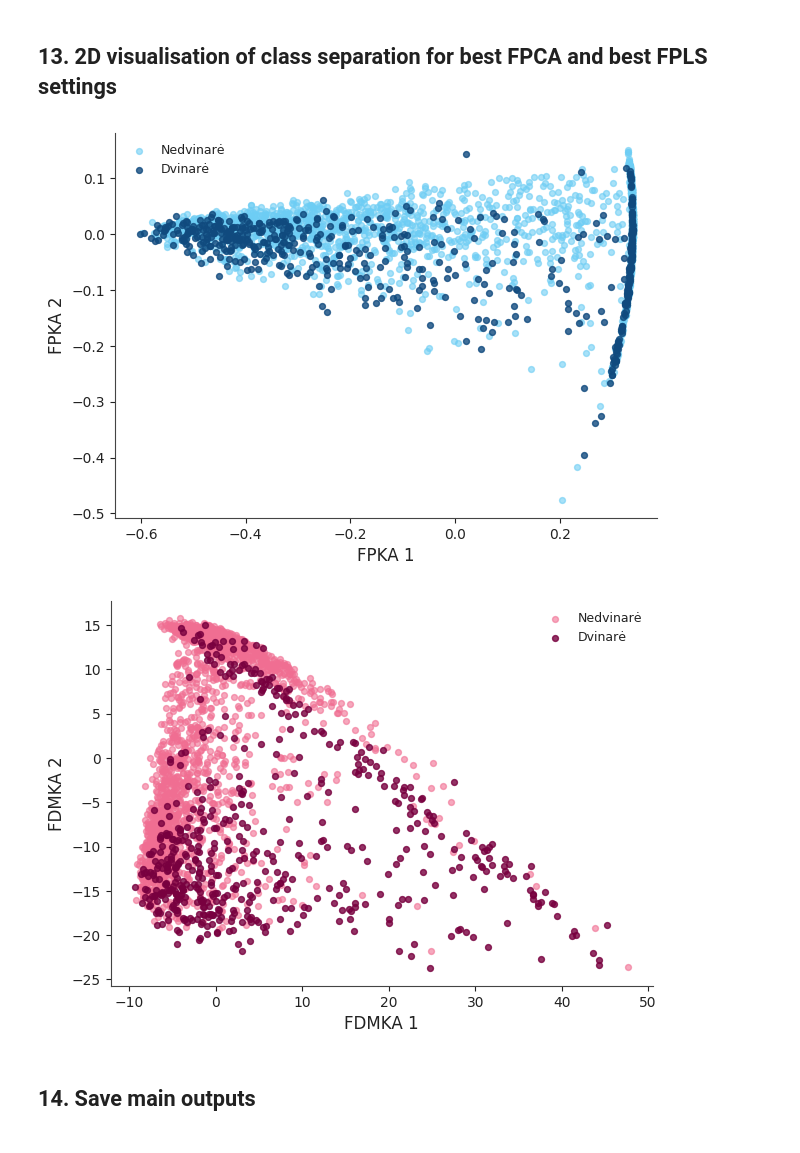
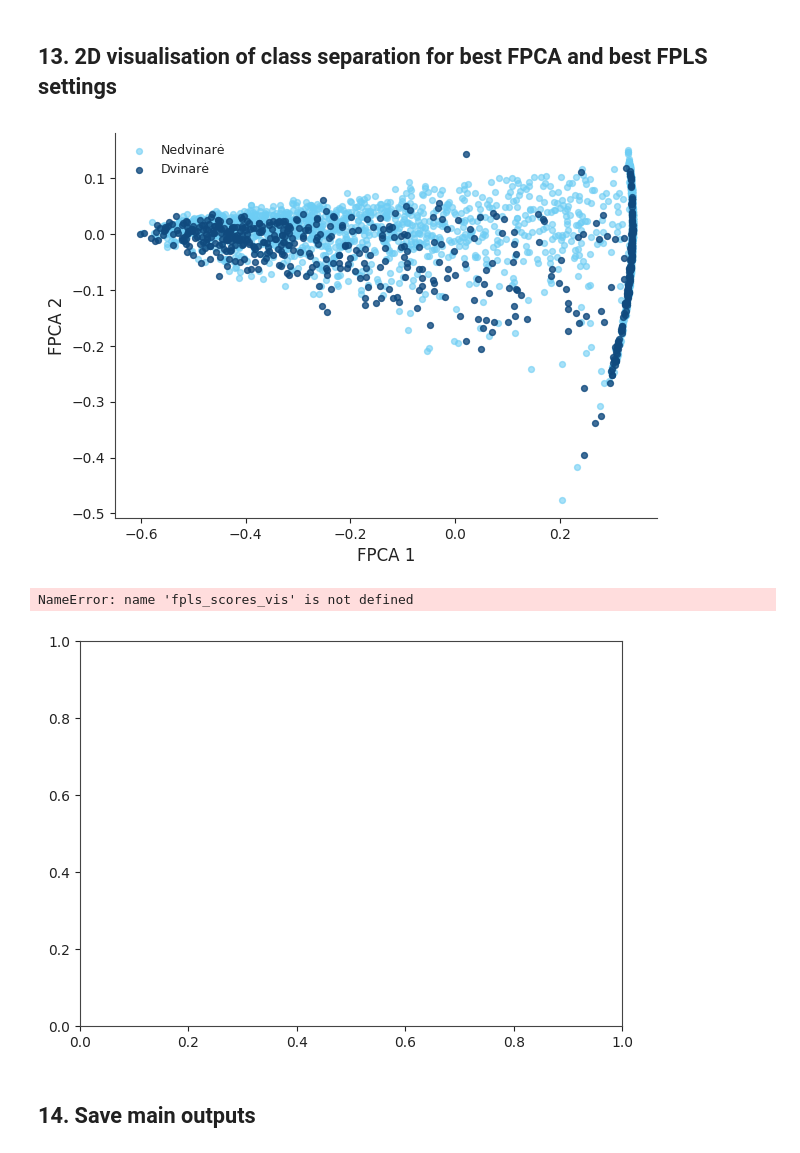
Before and after one commit to ugedvilaite/Bakalauras, a Jupyter notebook: 03_fpca_vs_fpls.ipynb, the cells around one changed output. Drawn from its saved outputs; the diff is of its cells as text; code cells hidden in the pictures.

```diff
--- a/03_fpca_vs_fpls.ipynb
+++ b/03_fpca_vs_fpls.ipynb
@@ -740,7 +740,7 @@ F_centered = F - F.mean(axis=0)
 pca_vis = PCA(n_components=2, random_state=RANDOM_STATE)
 fpca_scores_vis = pca_vis.fit_transform(F_centered)
 
-# --- FPKA ---
+# --- FPCA ---
 fig, ax = plt.subplots(figsize=(7, 5))
 
 ax.scatter(
@@ -761,42 +761,101 @@ ax.scatter(
     color="#104A7E",  # dark blue
 )
 
-ax.set_xlabel("FPKA 1")
-ax.set_ylabel("FPKA 2")
+ax.set_xlabel("FPCA 1")
+ax.set_ylabel("FPCA 2")
 ax.legend(frameon=False, loc="best")
 apply_clean_axes(ax, add_grid=False)
 plt.show()
 
 
-# --- FDMKA ---
+# --- FPLS ---
+fig, ax = plt.subplots(figsize=(7, 5))
+
+best_fpca_j = int(fpca_best.iloc[0]["J"]) if len(fpca_best) else 2
+best_fpls_j = int(fpls_best.iloc[0]["J"]) if len(fpls_best) else 2
+
+F_centered = F - F.mean(axis=0)
+
+pca_vis = PCA(n_components=2, random_state=RANDOM_STATE)
+fpca_scores_vis = pca_vis.fit_transform(F_centered)
+
+pls_vis = PLSRegression(n_components=2)
+pls_vis.fit(F_centered, y)
+fpls_scores_vis = pls_vis.transform(F_centered)
+
+# --- FPCA ---
+fig, ax = plt.subplots(figsize=(7, 5))
+
+ax.scatter(
+    fpca_scores_vis[y == 0, 0],
+    fpca_scores_vis[y == 0, 1],
+    s=18,
+    alpha=0.6,
+    label="Nedvinarė",
+    color="#6DCDF4",
+)
+
+ax.scatter(
+    fpca_scores_vis[y == 1, 0],
+    fpca_scores_vis[y == 1, 1],
+    s=18,
+    alpha=0.8,
+    label="Dvinarė",
+    color="#104A7E",
+)
+
+ax.set_xlabel("FPCA 1")
+ax.set_ylabel("FPCA 2")
+ax.legend(frameon=False, loc="best")
+apply_clean_axes(ax, add_grid=False)
+plt.show()
+
+
+# --- FPLS ---
 fig, ax = plt.subplots(figsize=(7, 5))
 
 ax.scatter(
     fpls_scores_vis[y == 0, 0],
     fpls_scores_vis[y == 0, 1],
     s=18,
     alpha=0.6,
     label="Nedvinarė",
-    color="#F06E92",  # light pink
+    color="#F06E92",
 )
+
+ax.scatter(
+    fpls_scores_vis[y == 1, 0],
+    fpls_scores_vis[y == 1, 1],
+    s=18,
+    alpha=0.8,
+    label="Dvinarė",
+    color="#78003F",
+)
+
+ax.set_xlabel("FPLS 1")
+ax.set_ylabel("FPLS 2")
+ax.legend(frameon=False, loc="best")
+apply_clean_axes(ax, add_grid=False)
+plt.show()
 
 ax.scatter(
     fpls_scores_vis[y == 1, 0],
     fpls_scores_vis[y == 1, 1],
     s=18,
     alpha=0.8,
     label="Dvinarė",
     color="#78003F",  # burgundy
 )
 
-ax.set_xlabel("FDMKA 1")
-ax.set_ylabel("FDMKA 2")
+ax.set_xlabel("FPLS 1")
+ax.set_ylabel("FPLS 2")
 ax.legend(frameon=False, loc="best")
 apply_clean_axes(ax, add_grid=False)
 plt.show()
 # %% [output]
 [figure]
+NameError: name 'fpls_scores_vis' is not defined
-[figure, old version]
+[figure, new version]
 # %% [markdown]
   ## 14. Save main outputs
 # %%
```
Also changed, not shown: parts of 6 cells of this notebook, 2 other files.
